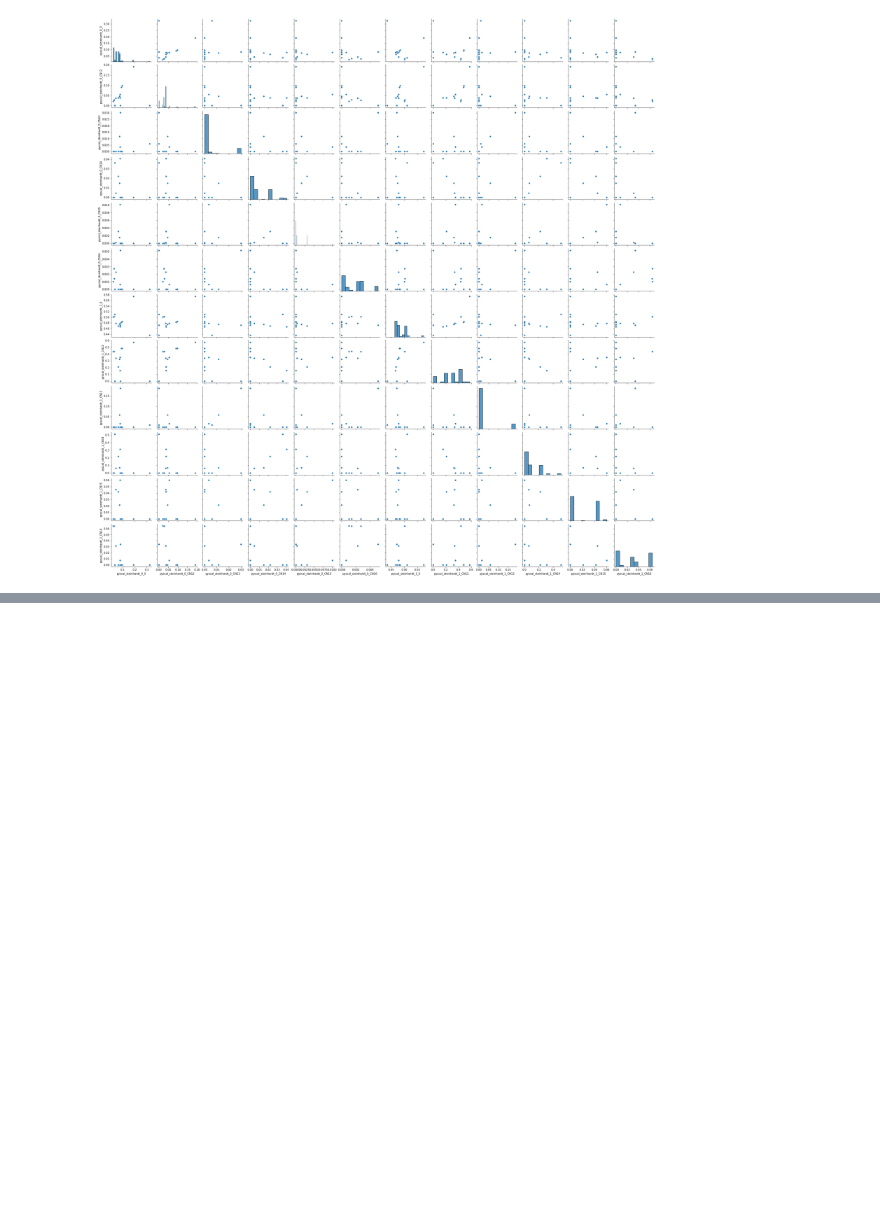
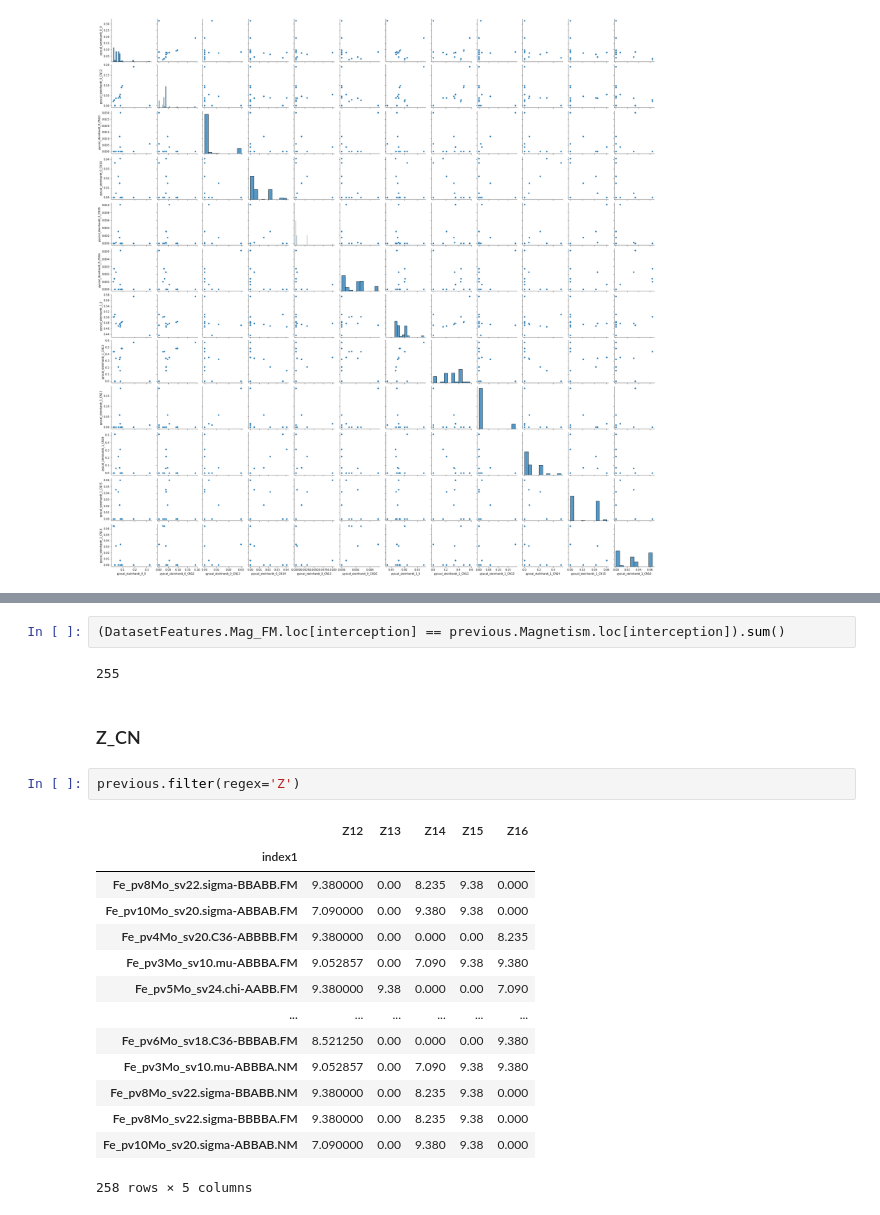
Before and after one commit to AIIMProject/MLFeMoTCPs, a Jupyter notebook: 04_ComputeLibraryFeatures.ipynb, the cells around one changed output, grey strips where cells are left out. Cells and saved outputs as stored; diff of their text form; blank space fills up the shorter version.

```diff
--- a/04_ComputeLibraryFeatures.ipynb
+++ b/04_ComputeLibraryFeatures.ipynb
@@ -278,0 +349,23 @@ sns.pairplot(CNPyscal)
+# %%
+(DatasetFeatures.Mag_FM.loc[interception] == previous.Magnetism.loc[interception]).sum()
+# %% [output]
+255
+# %% [markdown]
+### Z_CN
+# %%
+previous.filter(regex='Z')
+# %% [output]
+|  | Z12 | Z13 | Z14 | Z15 | Z16 |
+| index1 |  |  |  |  |  |
+| Fe_pv8Mo_sv22.sigma-BBABB.FM | 9.380000 | 0.00 | 8.235 | 9.38 | 0.000 |
+| Fe_pv10Mo_sv20.sigma-ABBAB.FM | 7.090000 | 0.00 | 9.380 | 9.38 | 0.000 |
+| Fe_pv4Mo_sv20.C36-ABBBB.FM | 9.380000 | 0.00 | 0.000 | 0.00 | 8.235 |
+| Fe_pv3Mo_sv10.mu-ABBBA.FM | 9.052857 | 0.00 | 7.090 | 9.38 | 9.380 |
+| Fe_pv5Mo_sv24.chi-AABB.FM | 9.380000 | 9.38 | 0.000 | 0.00 | 7.090 |
+| ... | ... | ... | ... | ... | ... |
+| Fe_pv6Mo_sv18.C36-BBBAB.FM | 8.521250 | 0.00 | 0.000 | 0.00 | 9.380 |
+| Fe_pv3Mo_sv10.mu-ABBBA.NM | 9.052857 | 0.00 | 7.090 | 9.38 | 9.380 |
+| Fe_pv8Mo_sv22.sigma-BBABB.NM | 9.380000 | 0.00 | 8.235 | 9.38 | 0.000 |
+| Fe_pv8Mo_sv22.sigma-BBBBA.FM | 9.380000 | 0.00 | 8.235 | 9.38 | 0.000 |
+| Fe_pv10Mo_sv20.sigma-ABBAB.NM | 7.090000 | 0.00 | 9.380 | 9.38 | 0.000 |
+258 rows × 5 columns
```
Also changed, not shown: parts of 25 cells of this notebook, 2 other files.
